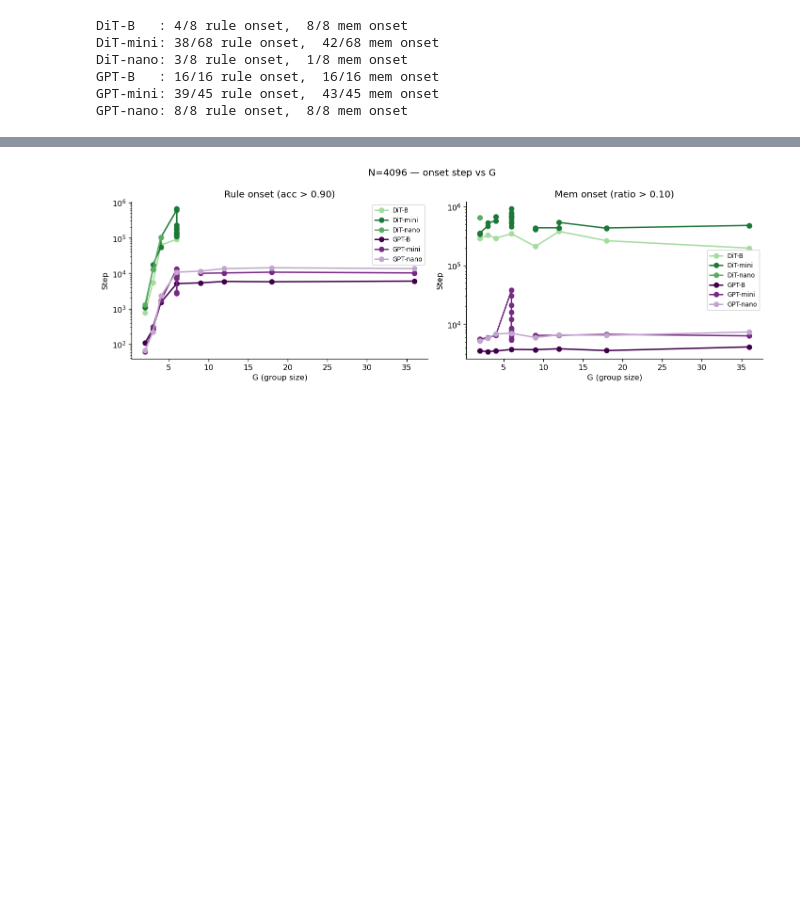
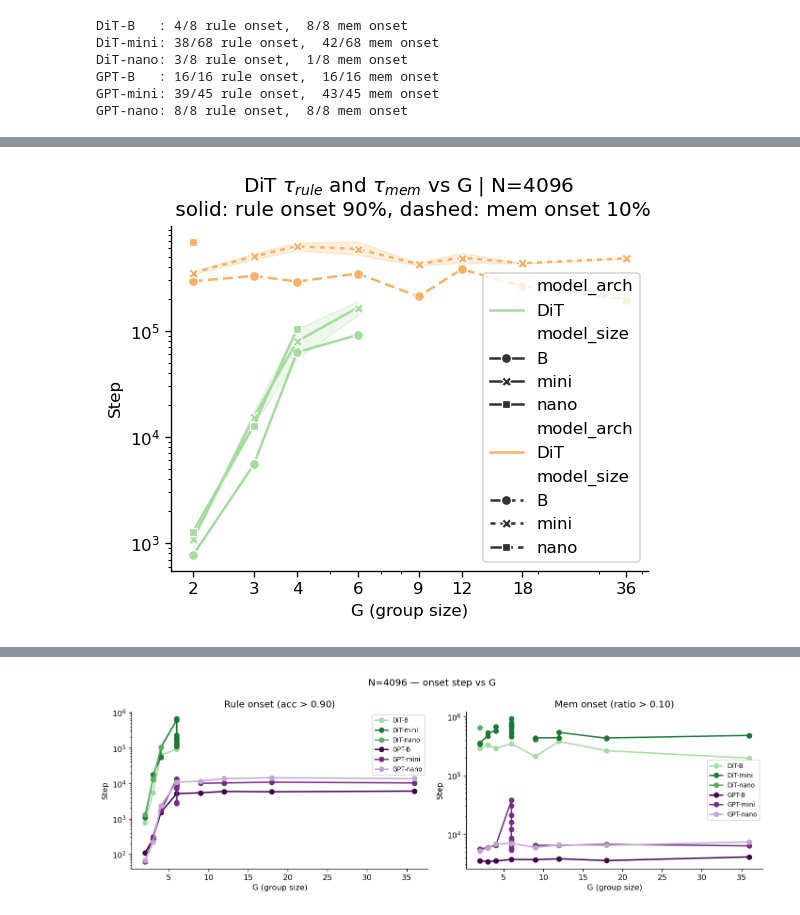
Before and after one commit to Animadversio/DiffusionAttnConsistency, a Jupyter notebook: notebooks/20260504_parity_onset_table_explore.ipynb, the cells around one changed output, grey strips where cells are left out. Drawn from its saved outputs; the diff is of its cells as text; code cells hidden in the pictures; blank space fills up the shorter version.

```diff
--- a/notebooks/20260504_parity_onset_table_explore.ipynb
+++ b/notebooks/20260504_parity_onset_table_explore.ipynb
@@ -13,4 +22,6 @@ mpl.rcParams['ps.fonttype']  = 42
 mpl.rcParams['axes.spines.right'] = False
 mpl.rcParams['axes.spines.top']   = False
 plt.rcParams['figure.dpi'] = 150
+# %%
+FIGDIR = "/n/home12/binxuwang/Github/DiffusionAttnConsistency/figures/DiT_scaling_summary"
 # %%
@@ -48,0 +114,52 @@ GPT-nano: 8/8 rule onset,  8/8 mem onset
+# %%
+import seaborn as sns
+# ── Rule onset vs G, by arch/size ─────────────────────────────────────────
+RULE_COLORS = {
+    ('DiT', 'nano'): '#5aae61',
+    ('DiT', 'mini'): '#1b7837',
+    ('DiT', 'B'):    '#a6dba0',
+    ('GPT', 'nano'): '#c2a5cf',
+    ('GPT', 'mini'): '#762a83',
+    ('GPT', 'B'):    '#40004b',
+}
+MEM_COLORS = {
+    ('DiT', 'nano'): '#de6e4b',
+    ('DiT', 'mini'): '#e9c46a',
+    ('DiT', 'B'):    '#f7b267',
+    ('GPT', 'nano'): '#8e9aaf',
+    ('GPT', 'mini'): '#4a4e69',
+    ('GPT', 'B'):    '#22223b',
+}
+dashes = [(4, 2), (2, 2), (6, 2, 1, 2), (3, 1, 1, 1), (5, 3, 1, 3)][:]
+sub = df.query("N == 4096 and lr == 0.0001").copy()
+sub = pd.concat([sub.query("model_arch == 'DiT' and wd == 0.00")], ignore_index=True)
+fig, axes = plt.subplots(1, 1, figsize=(4.8, 4), dpi=120)
+# Rule onset (solid line)
+sns.lineplot(
+    data=sub,
+    x='G', y='rule_onset_acc90',
+    hue='model_arch', style='model_size', #
+    markers=True, dashes=False, ax=axes,
+    palette={arch: RULE_COLORS.get((arch, size), 'gray') for (arch, size) in RULE_COLORS}
+)
+# Memorization onset (dashed line, distinct palette)
+sns.lineplot(
+    data=sub,
+    x='G', y='mem_onset_stat',
+    hue='model_arch', style='model_size', #
+    markers=True, dashes=dashes, ax=axes,
+    palette={arch: MEM_COLORS.get((arch, size), 'gray') for (arch, size) in MEM_COLORS}
+)
+axes.set_yscale('log')
+axes.set_xscale('log')
+# also add xticks for exact values
+axes.set_xticks(sorted(sub['G'].unique()))
+axes.get_xaxis().set_major_formatter(plt.ScalarFormatter())
+axes.set_xlabel('G (group size)')
+axes.set_ylabel('Step')
+axes.set_title('DiT $\\tau_{rule}$ and $\\tau_{mem}$ vs G | N=4096 \n solid: rule onset 90%, dashed: mem onset 10%')
+plt.tight_layout()
+saveallforms(FIGDIR, f"DiT_tau_rule_mem_vs_G_4096_synopsis_sep_color", figh=fig)
+plt.show()
+# %% [output]
+[figure, added]
```
Also changed, not shown: parts of 64 cells of this notebook, 1 other file.
